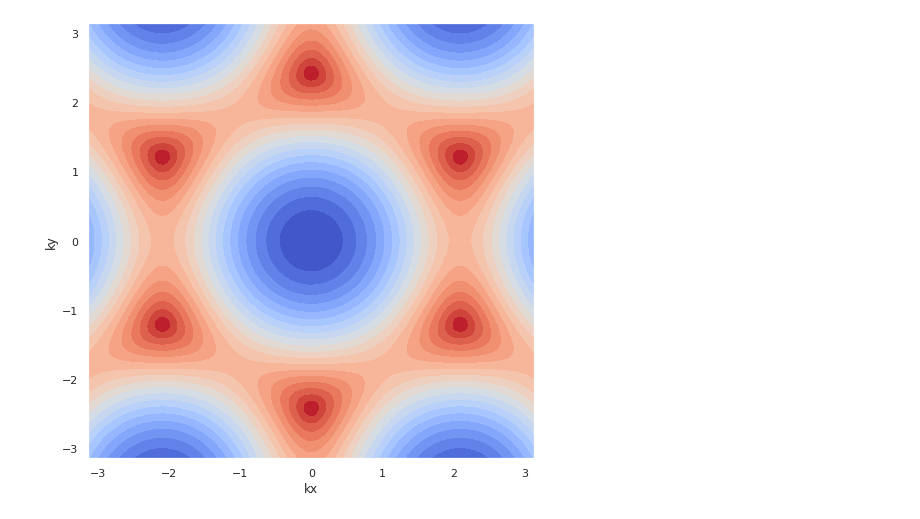
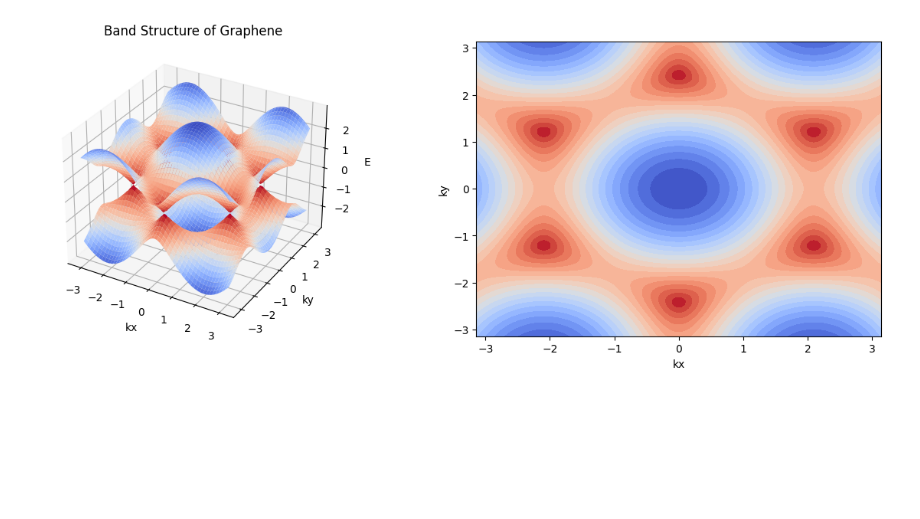
Before and after one commit to biplab37/Graphene, a Jupyter notebook: Graphene_Band_Structure.ipynb, the cells around one changed output. Cells and saved outputs as stored; diff of their text form; code cells hidden in the pictures; blank space fills up the shorter version.

```diff
--- a/Graphene_Band_Structure.ipynb
+++ b/Graphene_Band_Structure.ipynb
@@ -28,28 +33,23 @@ $$
 # %%
-def energy(kx,ky,a=1,t=1):
+def energy(kx,ky,a,t):
     return -t*np.sqrt(3+4*np.cos(3*a*kx/2)*np.cos(np.sqrt(3)*a*ky/2) + 2*np.cos(np.sqrt(3)*a*ky))
 # %%
-ax = plt.figure(figsize=(10,10)).add_subplot(projection='3d')
+def plot_band_structure(energy,a,t):
+    kx = np.arange(-np.pi/a,np.pi/a,0.01)
+    ky = np.arange(-np.pi/a,np.pi/a,0.01)
+    KX,KY = np.meshgrid(kx,ky)
 
-kx = np.arange(-np.pi, np.pi, 0.01)
-ky = np.arange(-np.pi, np.pi, 0.01)
-KX,KY = np.meshgrid(kx, ky)
-En = energy(KX,KY)
+    En = energy(KX,KY,a,t)
 
-# Change view
-elev = 40
-azim = 120
-ax.view_init(elev,azim)
+    fig = plt.figure(figsize=(15, 5))
+    ax1 = fig.add_subplot(121, projection='3d')
+    ax2 = fig.add_subplot(122)
 
-# Plot the 3D surface
-ax.plot_surface(KX,KY,En,cmap=cm.coolwarm)
-ax.plot_surface(KX,KY,-En, cmap=cm.coolwarm_r)
+    ax1.plot_surface(KX,KY,En,cmap=cm.coolwarm)
+    ax1.plot_surface(KX,KY,-En, cmap=cm.coolwarm_r)
+    ax1.set(title="Band Structure of Graphene", xlabel='kx', ylabel='ky', zlabel='E')
 
-# Plot projections of the contours for each dimension.  By choosing offsets
-# that match the appropriate axes limits, the projected contours will sit on
-# the 'walls' of the graph
-# ax.contourf(KX,KY,En, zdir='z', offset=-np.pi, cmap='coolwarm')
+    ax2.contourf(KX,KY,En,20,cmap=cm.coolwarm)
+    ax2.set(xlabel="kx",ylabel="ky")
 
-ax.set(title="Band Structure of Graphene", xlabel='kx', ylabel='ky', zlabel='E')
-
-plt.show()
+    plt.show()
@@ -58,6 +56,4 @@ plt.show()
-# %%
-ax1 = plt.figure(figsize=(8,8)).add_subplot()
-ax1.contourf(KX,KY,En,20,cmap=cm.coolwarm)
-ax1.set(xlabel="kx",ylabel="ky");
-# %% [output]
-[figure, removed]
+# %%
+plot_band_structure(energy,1,1)
+# %% [output]
+[figure, added]
```
Also changed, not shown: parts of 7 cells of this notebook, 1 other file.
